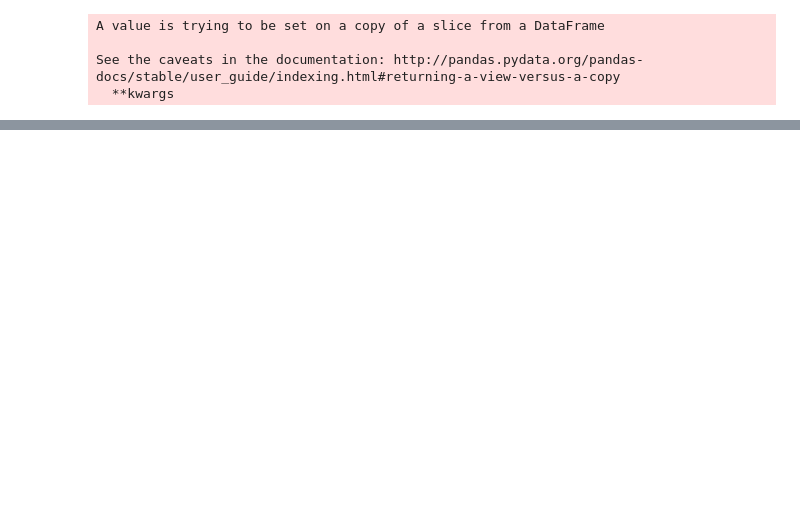
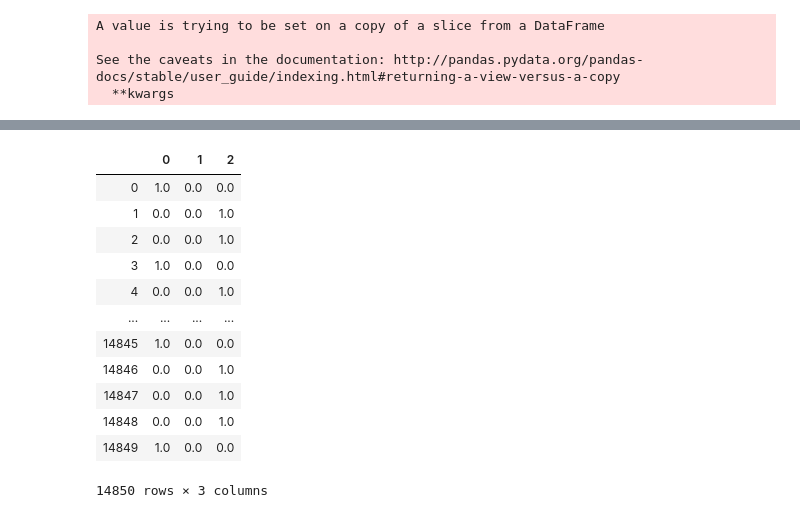
Before and after one commit to fleadsom/pumpItUp, a Jupyter notebook: pumpItUp_exploration.ipynb, the cells around one changed output, grey strips where cells are left out. Cells and saved outputs as stored; diff of their text form; code cells hidden in the pictures; blank space fills up the shorter version.

Commit message:
fitted and predicted test data to submit - decoding

```diff
--- a/pumpItUp_exploration.ipynb
+++ b/pumpItUp_exploration.ipynb
@@ -130,5 +149,5 @@ See the caveats in the documentation: http://pandas.pydata.org/pandas-docs/stabl
   **kwargs
 # %%
 classifier = DecisionTreeClassifier()
-classifier.fit(values, IG_y)
+classifier.fit(values_X.toarray(), values_y.toarray())
 # %% [output]
@@ -135,0 +160,5 @@ ValueError: Unknown label type: 'continuous'
+# %%
+dtree_test = get_dtree_cols(X_test)
+dtree_test.fillna(0, inplace=True)
+values_test = encoder.fit_transform(dtree_test)
+display(values_test)
@@ -135,0 +172,2 @@ ValueError: Unknown label type: 'continuous'
+# %%
+predictions = classifier.predict(values_test)
@@ -135,0 +184,17 @@ ValueError: Unknown label type: 'continuous'
+# %%
+df = pd.DataFrame(predictions)
+display(df)
+# %% [output]
+|  | 0 | 1 | 2 |
+| 0 | 1.0 | 0.0 | 0.0 |
+| 1 | 0.0 | 0.0 | 1.0 |
+| 2 | 0.0 | 0.0 | 1.0 |
+| 3 | 1.0 | 0.0 | 0.0 |
+| 4 | 0.0 | 0.0 | 1.0 |
+| ... | ... | ... | ... |
+| 14845 | 1.0 | 0.0 | 0.0 |
+| 14846 | 0.0 | 0.0 | 1.0 |
+| 14847 | 0.0 | 0.0 | 1.0 |
+| 14848 | 0.0 | 0.0 | 1.0 |
+| 14849 | 1.0 | 0.0 | 0.0 |
+14850 rows × 3 columns
```
Also changed, not shown: parts of 10 cells of this notebook.
